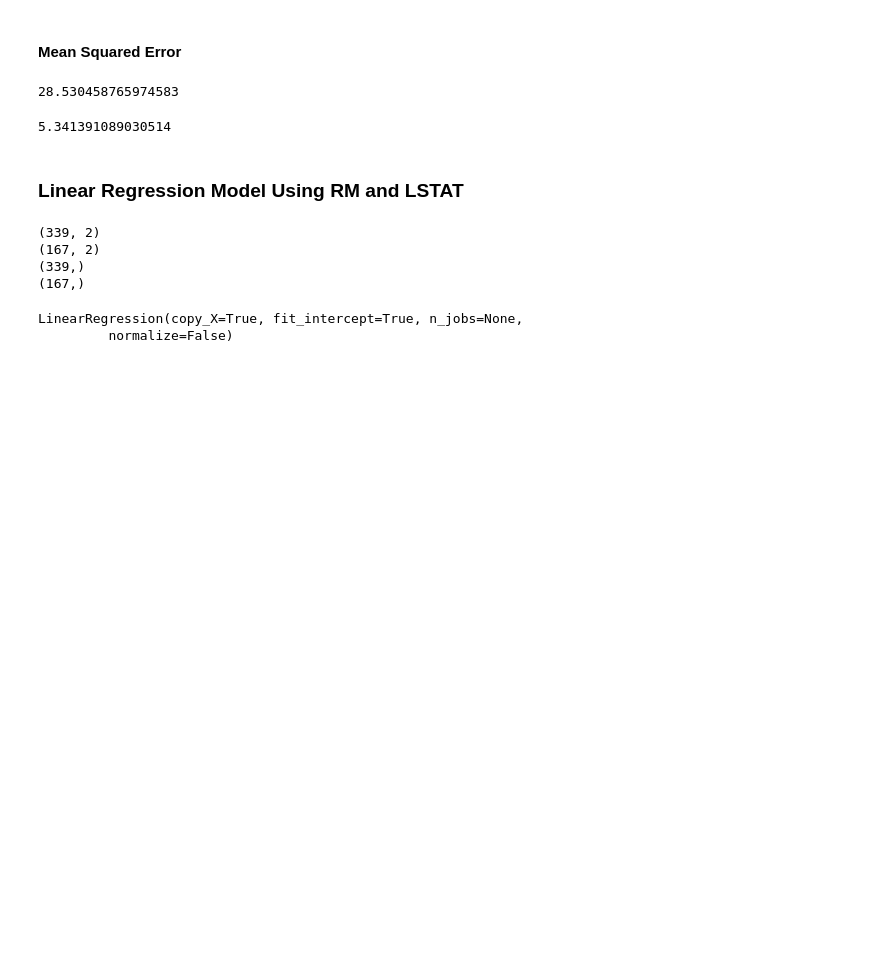
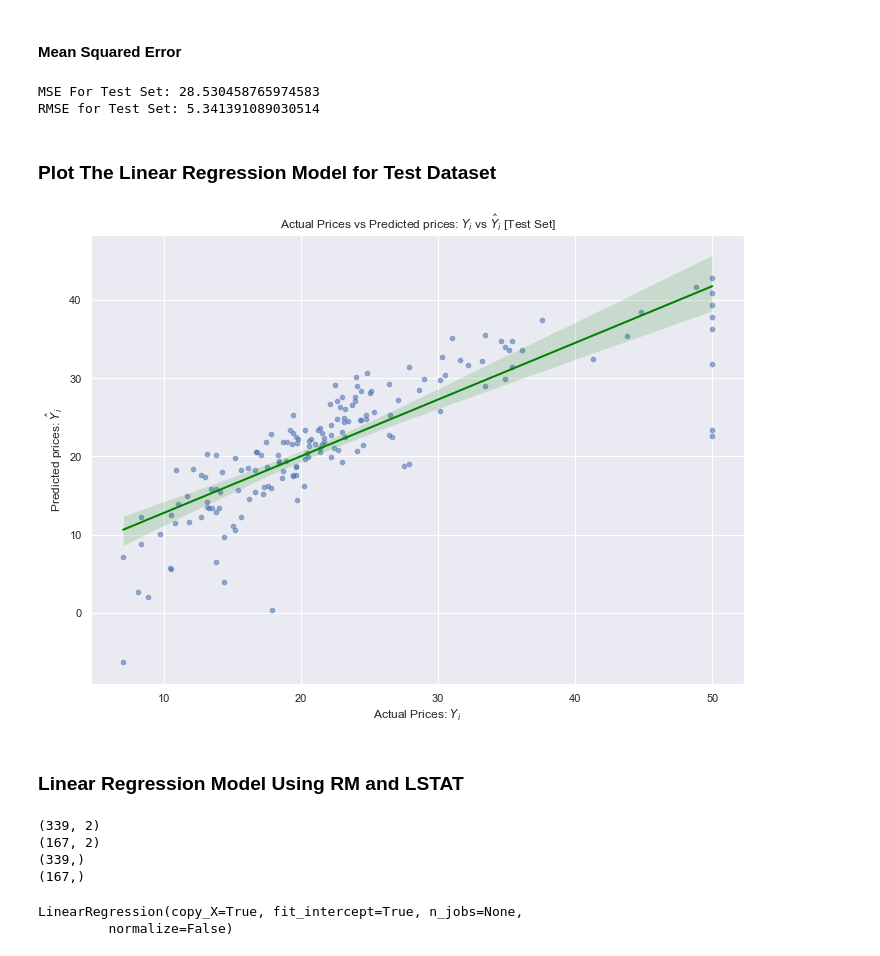
Before and after one commit to Oindrila-Sen/Machine_Learning_Algorithms_Examples, a Jupyter notebook: Regression/LinearRegression.ipynb, the cells around one changed output. Drawn from its saved outputs; the diff is of its cells as text; code cells hidden in the pictures; blank space fills up the shorter version.

Commit message:
Regression

```diff
--- a/Regression/LinearRegression.ipynb
+++ b/Regression/LinearRegression.ipynb
@@ -284,5 +287,6 @@ lm.intercept_
 # %%
-Y_pred = lm.predict(X_test)
+# Prediction for Test set
+Y_test_pred = lm.predict(X_test)
 # %% [markdown]
 #### Evaluate the Model
 # %% [markdown]
@@ -299,15 +302,26 @@ print(r2)
 # %% [markdown]
 #### Mean Squared Error
-# %%
-mse = metrics.mean_squared_error(Y_test, Y_pred)
-print(mse)
-# %% [output]
-28.530458765974583
-# %%
-rmse = np.sqrt(metrics.mean_squared_error(Y_test, Y_pred))
-print(rmse)
-# %% [output]
-5.341391089030514
+# %%
+mse = metrics.mean_squared_error(Y_test, Y_test_pred)
+print("MSE For Test Set:" , mse)
+rmse = np.sqrt(metrics.mean_squared_error(Y_test, Y_test_pred))
+print("RMSE for Test Set:", rmse)
+# %% [output]
+MSE For Test Set: 28.530458765974583
+RMSE for Test Set: 5.341391089030514
+# %% [markdown]
+### Plot The Linear Regression Model for Test Dataset
+# %%
+sns.scatterplot(Y_test, Y_test_pred, alpha=0.4)
+sns.regplot(Y_test, Y_test_pred, truncate=True, scatter_kws={'s': 20, 'alpha':0.3}, line_kws={'color':'green', 'linewidth': 2})
+
+plt.xlabel("Actual Prices: $Y_i$")
+plt.ylabel("Predicted prices: $\hat{Y}_i$")
+plt.title("Actual Prices vs Predicted prices: $Y_i$ vs $\hat{Y}_i$ [Test Set]")
+
+plt.show()
+# %% [output]
+[figure, added]
 # %% [markdown]
 ### Linear Regression Model Using RM and LSTAT
 # %%
```
Also changed, not shown: parts of 11 cells of this notebook, 2 other files.
